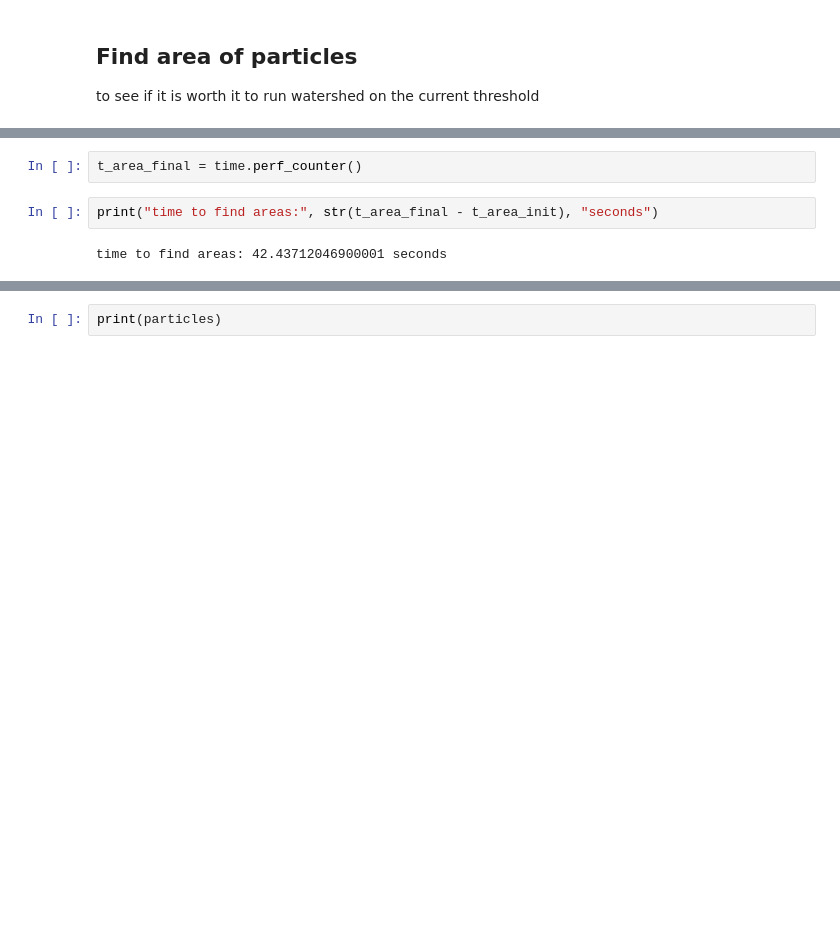
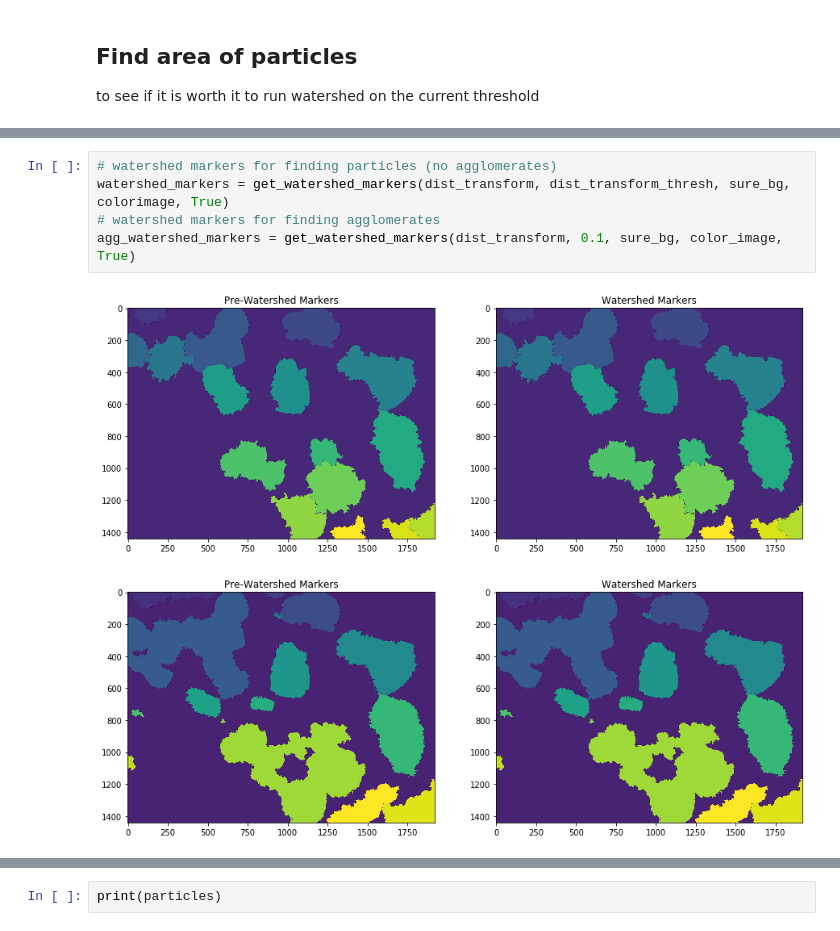
Before and after one commit to akshaytrikha/BTO-TEM-Processing, a Jupyter notebook: thresholding.ipynb, the cells around one changed output, grey strips where cells are left out. Cells and saved outputs as stored; diff of their text form; blank space fills up the shorter version.

```diff
--- a/thresholding.ipynb
+++ b/thresholding.ipynb
@@ -205,9 +107,11 @@ dist_transform_thresh = get_watershed_threshold(dist_transform, sure_bg, color_i
 print(dist_transform_thresh)
 # %% [output]
 0.49999999999999994
-# %%
-t_area_final = time.perf_counter()
-# %%
-print("time to find areas:", str(t_area_final - t_area_init), "seconds")
-# %% [output]
-time to find areas: 42.43712046900001 seconds
+# %%
+# watershed markers for finding particles (no agglomerates)
+watershed_markers = get_watershed_markers(dist_transform, dist_transform_thresh, sure_bg, colorimage, True)
+# watershed markers for finding agglomerates
+agg_watershed_markers = get_watershed_markers(dist_transform, 0.1, sure_bg, color_image, True)
+# %% [output]
+[figure, added]
+[figure, added]
```
Also changed, not shown: parts of 21 cells of this notebook, 1 other file.
